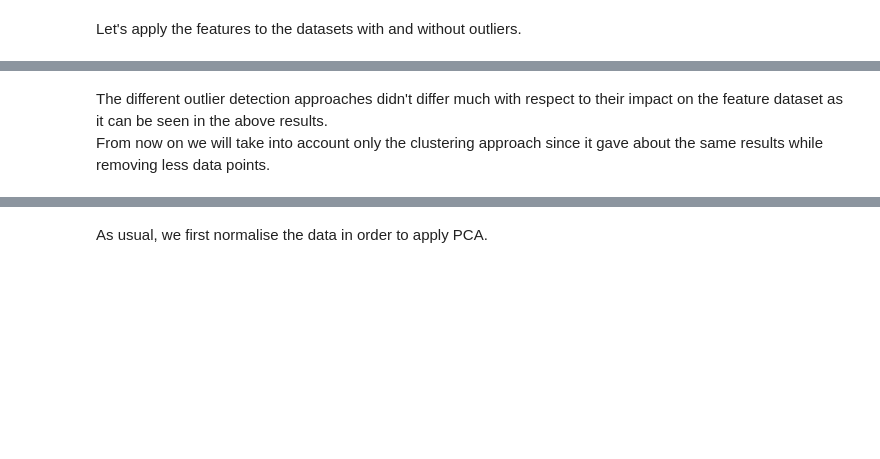
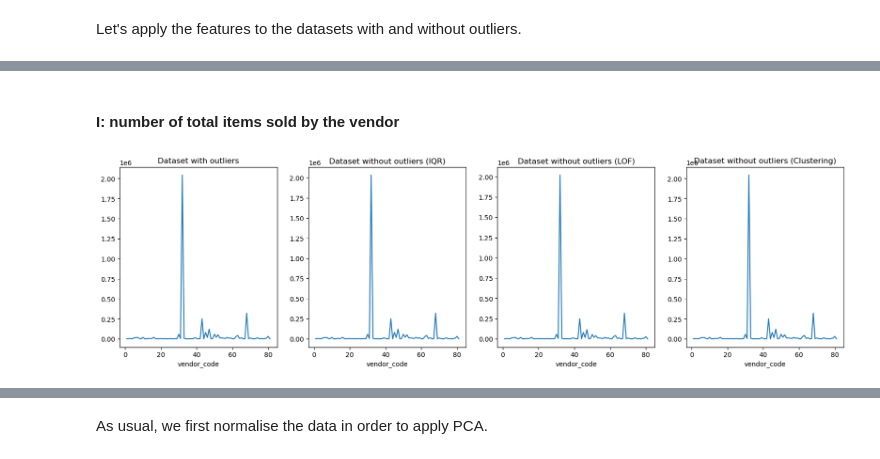
Before and after one commit to adettori/Data-Mining-DM-2020-project, a Jupyter notebook: dm2020-2-task1.ipynb, the cells around one changed output, grey strips where cells are left out. Drawn from its saved outputs; the diff is of its cells as text; code cells hidden in the pictures; blank space fills up the shorter version.

```diff
--- a/dm2020-2-task1.ipynb
+++ b/dm2020-2-task1.ipynb
@@ -887,7 +936,7 @@ That is 0.31% of the total entries.
 # %% [markdown]
 These results are really promising, let's check the plot of the original non-outliers values.
 # %%
-df_invboxcox = df_sales_cur.loc[df_wo_out_iqrcox.index]
+df_wo_out_iqrcox = df_sales_cur.loc[df_wo_out_iqrcox.index]
 # %%
 fig = plt.figure(figsize=(20, 5))
 fig_dims = (1, 3)
@@ -937,10 +1000,10 @@ for i in range(len(pred_array)):
         outliers_index.append(i)
 # %%
 lof_out_df = df_sales.iloc[outliers_index]
-df_lof_wo_out = df_sales.loc[~df_sales.index.isin(lof_out_df.index)]
+df_wo_out_lof = df_sales.loc[~df_sales.index.isin(lof_out_df.index)]
 
 plt.title("Dataset without outliers")
-plt.scatter(df_lof_wo_out["sales_uds"], df_lof_wo_out["sales_currency"], color="g", marker='*', label='Standard')
+plt.scatter(df_wo_out_lof["sales_uds"], df_wo_out_lof["sales_currency"], color="g", marker='*', label='Standard')
 plt.xlabel("Sales (USD)")
 plt.ylabel("Sales (Local currency)")
 plt.show()
@@ -1179,7 +1270,7 @@ unq_vendor_id = df_sales["vendor_code"].sort_values().unique()
 vend_df = pd.DataFrame(data=unq_vendor_id, columns=["vendor_code"]).set_index("vendor_code")
 
 df_sales_wo_out_iqrcox = df_sales_merged.loc[df_wo_out_iqrcox.index]
-df_sales_lof_wo_out = df_sales_merged.loc[df_lof_wo_out.index]
+df_sales_lof_wo_out = df_sales_merged.loc[df_wo_out_lof.index]
 df_sales_wo_out_clustering = df_sales_merged.loc[df_clustering_wo_out.index]
 
 #Add the features to the empty dataframe
@@ -1292,3 +1294,26 @@ plt.show()
-# %% [markdown]
-The different outlier detection approaches didn't differ much with respect to their impact on the feature dataset as it can be seen in the above results.
-From now on we will take into account only the clustering approach since it gave about the same results while removing less data points.
+# %% [markdown]
+#### I: number of total items sold by the vendor
+# %%
+fig = plt.figure(figsize=(20, 5))
+fig_dims = (1, 4)
+fig.subplots_adjust(hspace=0.2, wspace=0.2)
+
+plt.subplot2grid(fig_dims, (0, 0))
+plt.title("Dataset with outliers")
+vend_df_w_out["I"].plot()
+
+plt.subplot2grid(fig_dims, (0, 1))
+plt.title("Dataset without outliers (IQR)")
+vend_df_wo_out_iqrcox["I"].plot()
+
+plt.subplot2grid(fig_dims, (0, 2))
+plt.title("Dataset without outliers (LOF)")
+vend_df_wo_out_lof["I"].plot()
+
+plt.subplot2grid(fig_dims, (0, 3))
+plt.title("Dataset without outliers (Clustering)")
+vend_df_wo_out_clustering["I"].plot()
+
+plt.show()
+# %% [output]
+[figure, added]
```
Also changed, not shown: parts of 75 cells of this notebook.
